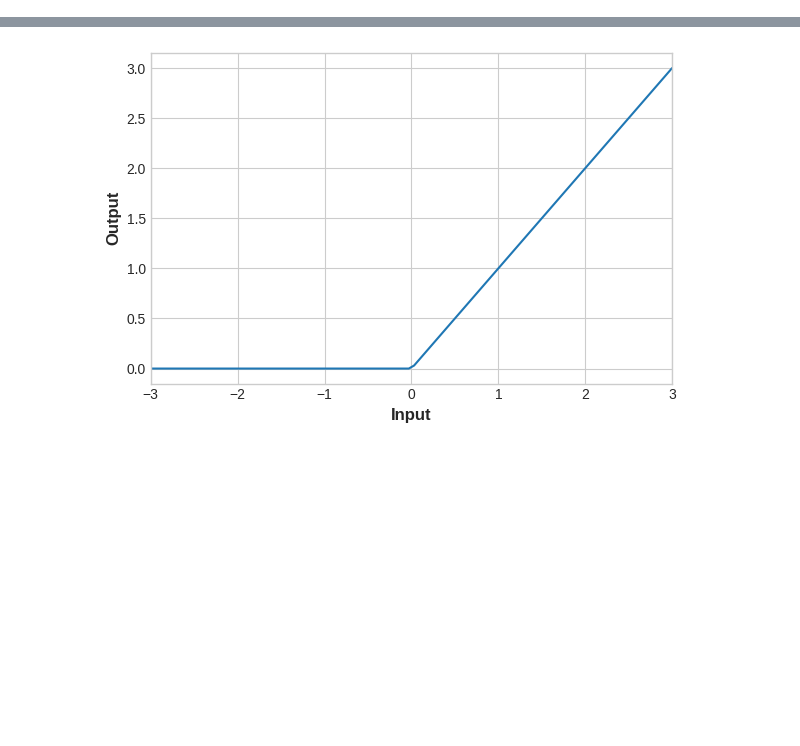
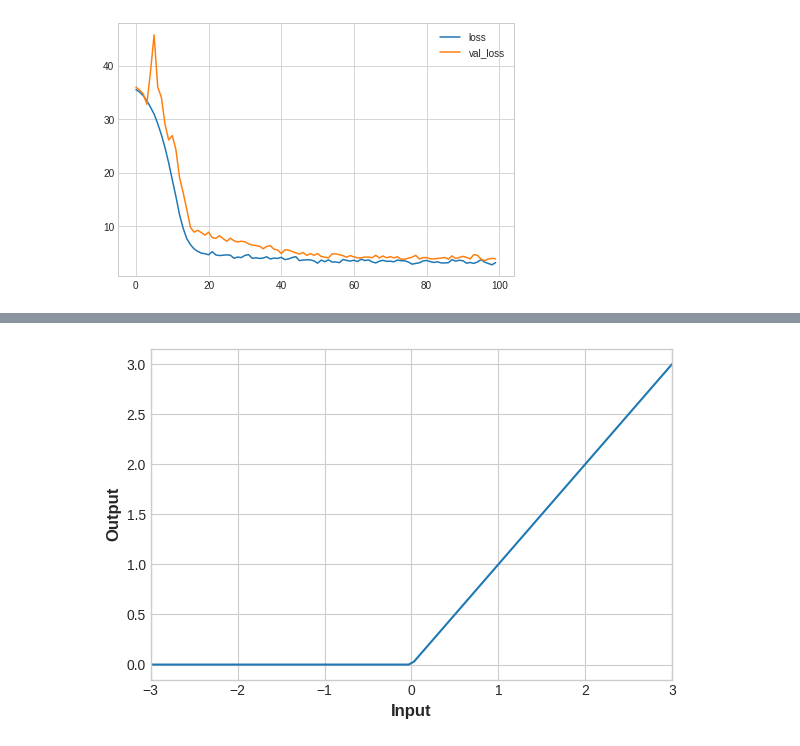
Before and after one commit to treezy254/Data-Science-Prep, a Jupyter notebook: concrete.ipynb, the cells around one changed output, grey strips where cells are left out. Saved outputs shown, nothing was run; the diff lists cells and outputs as text; code cells hidden in the pictures; blank space fills up the shorter version.

```diff
--- a/concrete.ipynb
+++ b/concrete.ipynb
@@ -37,0 +24,47 @@ model = keras.Sequential([
+# %%
+df = concrete.copy()
+
+df_train = df.sample(frac=0.7, random_state=0)
+df_valid = df.drop(df_train.index)
+
+X_train = df_train.drop('concrete_compressive_strength', axis=1)
+X_valid = df_valid.drop('concrete_compressive_strength', axis=1)
+y_train = df_train['concrete_compressive_strength']
+y_valid = df_valid['concrete_compressive_strength']
+
+input_shape = [X_train.shape[1]]
+# %%
+from tensorflow import keras
+from tensorflow.keras import layers
+
+model = keras.Sequential([
+    layers.BatchNormalization(),
+    layers.Dense(units=512, activation='relu', input_shape=input_shape),
+    layers.BatchNormalization(),
+    layers.Dense(units=512, activation='relu' ),
+    layers.BatchNormalization(),
+    layers.Dense(units=512, activation='relu'),
+    layers.BatchNormalization(),
+    layers.Dense(units=1)
+])
+
+model.compile (
+    optimizer='adam',
+    loss='mae',
+    metrics = ['mae'],
+)
+
+EPOCHS = 100
+
+history = model.fit(
+    X_train, y_train,
+    validation_data = (X_valid, y_valid),
+    batch_size=64,
+    epochs=EPOCHS,
+    verbose=0
+)
+
+history_df = pd.DataFrame(history.history)
+history_df.loc[0:, ['loss', 'val_loss']].plot()
+print("Minimum validation loss: {:0.4f}".format(history_df['val_loss'].min()))
+# %% [output]
@@ -37,0 +72 @@ model = keras.Sequential([
+[figure, added]
```
Also changed, not shown: parts of 4 cells of this notebook.
